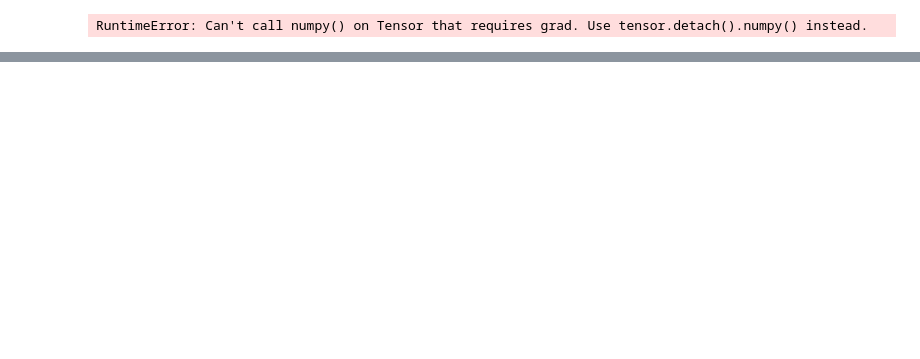
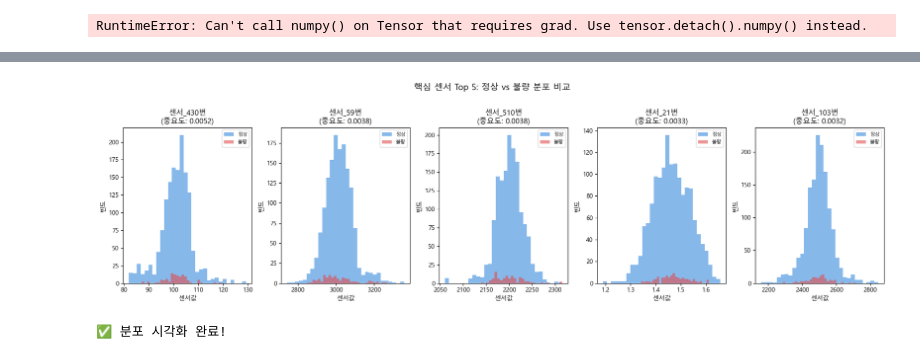
Before and after one commit to kyb8801/semiconductor-defect-classifier, a Jupyter notebook: week_mpl_secom.ipynb, the cells around one changed output, grey strips where cells are left out. Cells and saved outputs as stored; diff of their text form; code cells hidden in the pictures; blank space fills up the shorter version.

```diff
--- a/week_mpl_secom.ipynb
+++ b/week_mpl_secom.ipynb
@@ -1310,0 +1449,32 @@ Early Stopping! Epoch 47
+# %%
+import matplotlib.pyplot as plt
+import matplotlib
+matplotlib.rcParams['font.family'] = 'Malgun Gothic'
+
+# 핵심 센서 Top 5의 정상 vs 불량 분포 비교
+top5_sensors = [top_features[sorted_idx[i]] for i in range(5)]
+top5_names = [f"센서_{s}번" for s in top5_sensors]
+
+fig, axes = plt.subplots(1, 5, figsize=(18, 5))
+
+for idx, (sensor_idx, sensor_name) in enumerate(zip(top5_sensors, top5_names)):
+    # 원본 데이터에서 정상/불량 분리
+    normal_vals = X_imputed[y == 0, top_features.index(sensor_idx)]
+    defect_vals = X_imputed[y == 1, top_features.index(sensor_idx)]
+
+    axes[idx].hist(normal_vals, bins=30, alpha=0.6, color='#378ADD', label='정상')
+    axes[idx].hist(defect_vals, bins=30, alpha=0.6, color='#E24B4A', label='불량')
+    axes[idx].set_title(f"{sensor_name}\n(중요도: {sorted_importance[idx]:.4f})")
+    axes[idx].legend(fontsize=8)
+    axes[idx].set_xlabel('센서값')
+    axes[idx].set_ylabel('빈도')
+
+plt.suptitle('핵심 센서 Top 5: 정상 vs 불량 분포 비교', fontsize=14, y=1.02)
+plt.tight_layout()
+plt.savefig('sensor_distribution.png', dpi=150, bbox_inches='tight')
+plt.show()
+
+print("✅ 분포 시각화 완료!")
+# %% [output]
+[figure, added]
+✅ 분포 시각화 완료!
```
Also changed, not shown: parts of 38 cells of this notebook, 3 other files.
